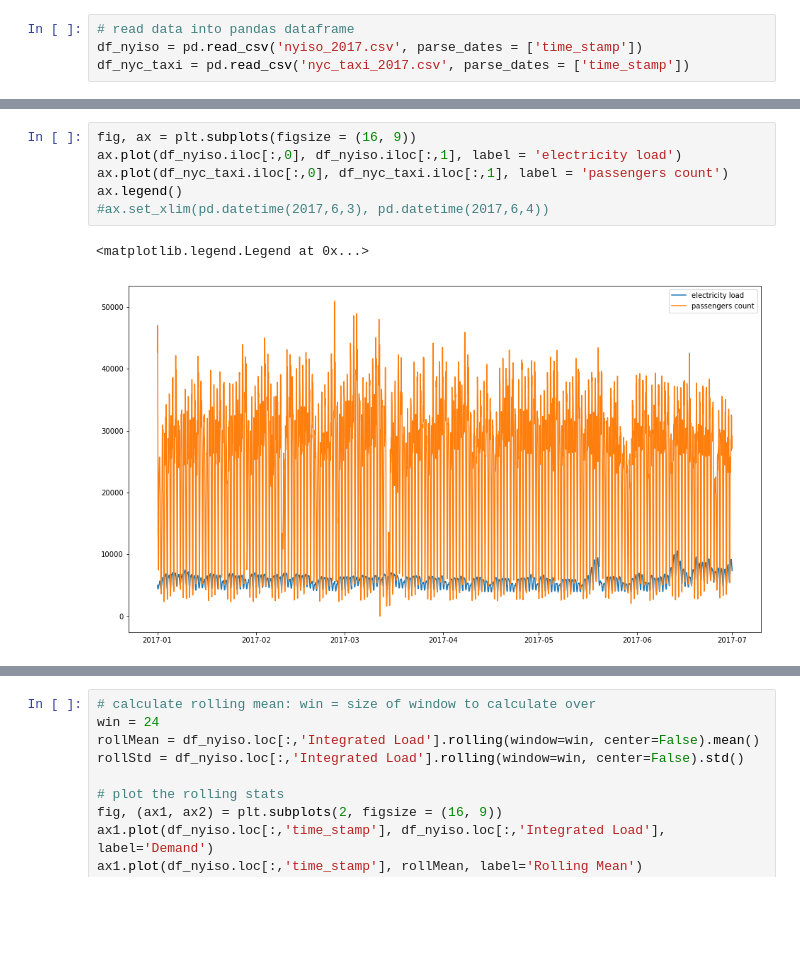
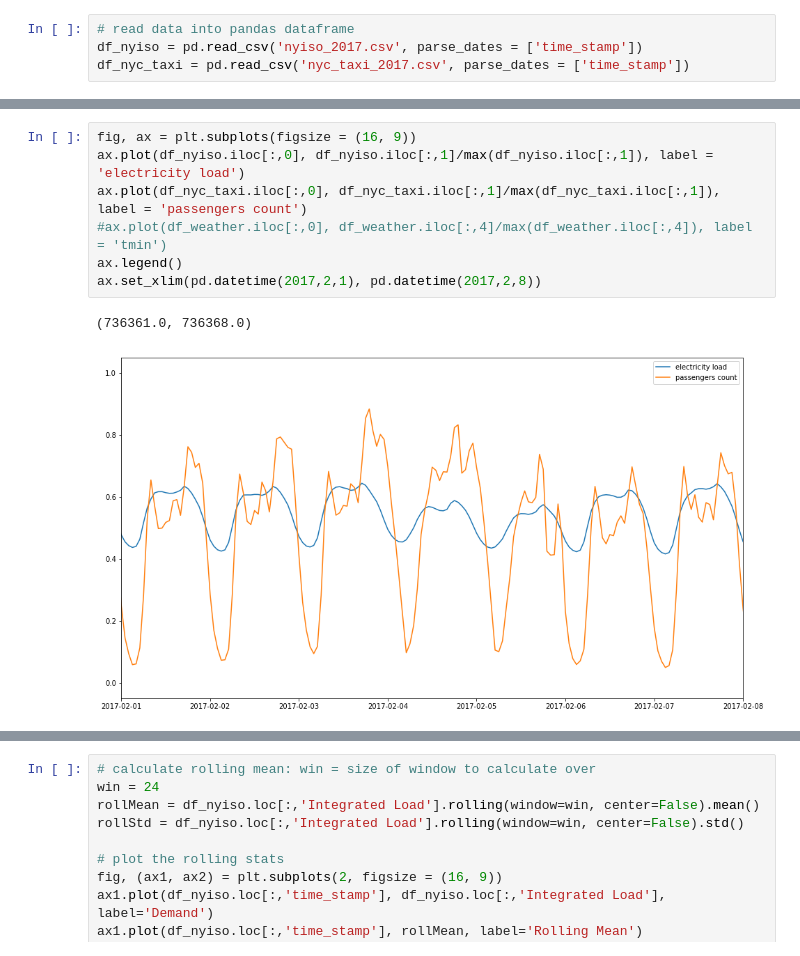
Before and after one commit to xingliuUT/battery_planner, a Jupyter notebook: decompose.ipynb, the cells around one changed output, grey strips where cells are left out. Saved outputs shown, nothing was run; the diff lists cells and outputs as text; blank space fills up the shorter version.

```diff
--- a/decompose.ipynb
+++ b/decompose.ipynb
@@ -20,9 +29,10 @@ df_nyiso.shape, df_nyc_taxi.shape
 # %%
 fig, ax = plt.subplots(figsize = (16, 9))
-ax.plot(df_nyiso.iloc[:,0], df_nyiso.iloc[:,1], label = 'electricity load')
-ax.plot(df_nyc_taxi.iloc[:,0], df_nyc_taxi.iloc[:,1], label = 'passengers count')
+ax.plot(df_nyiso.iloc[:,0], df_nyiso.iloc[:,1]/max(df_nyiso.iloc[:,1]), label = 'electricity load')
+ax.plot(df_nyc_taxi.iloc[:,0], df_nyc_taxi.iloc[:,1]/max(df_nyc_taxi.iloc[:,1]), label = 'passengers count')
+#ax.plot(df_weather.iloc[:,0], df_weather.iloc[:,4]/max(df_weather.iloc[:,4]), label = 'tmin')
 ax.legend()
-#ax.set_xlim(pd.datetime(2017,6,3), pd.datetime(2017,6,4))
+ax.set_xlim(pd.datetime(2017,2,1), pd.datetime(2017,2,8))
 # %% [output]
-<matplotlib.legend.Legend at 0x...>
+(736361.0, 736368.0)
-[figure, old version]
+[figure, new version]
```
Also changed, not shown: parts of 6 cells of this notebook, 4 other files.
